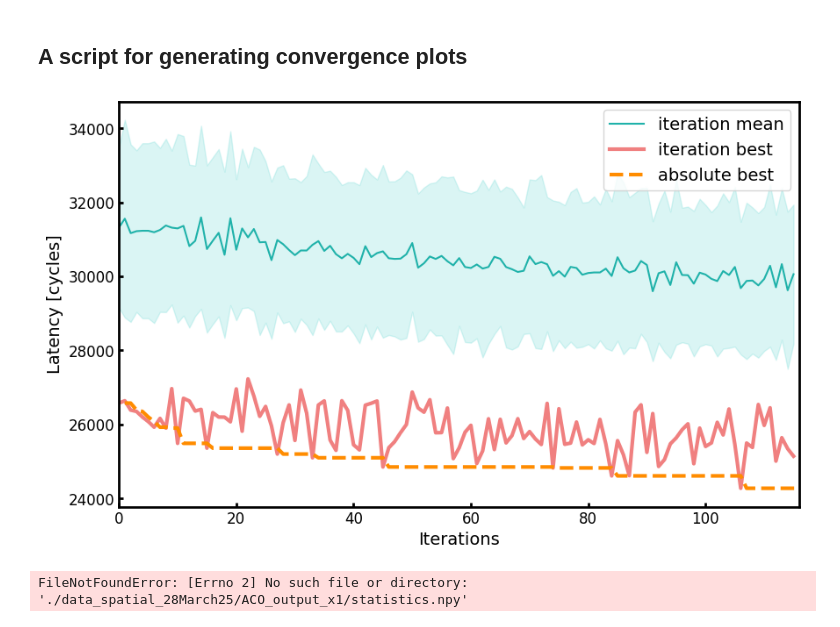
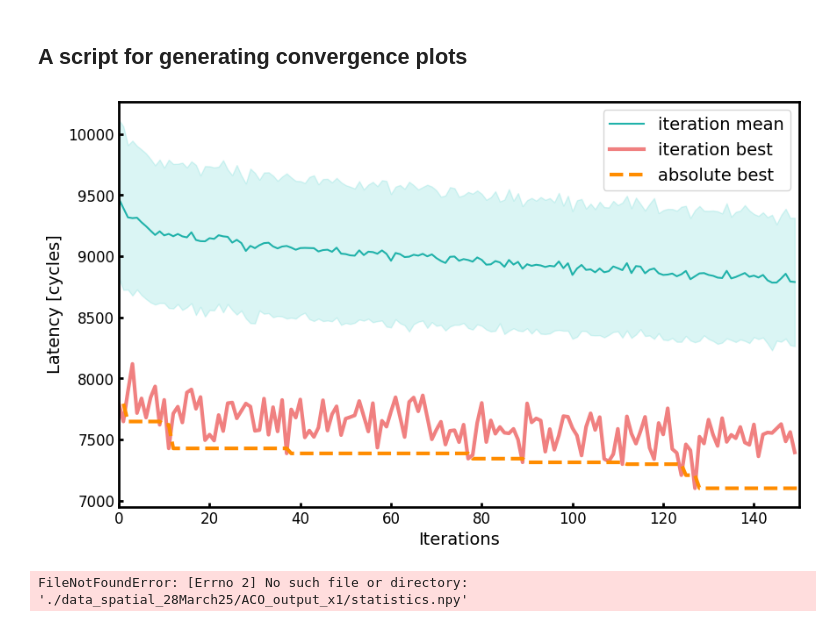
Before and after one commit to jjastrz14/ReNOS, a Jupyter notebook: notebooks/convergence_plots.ipynb, the cells around one changed output. Cells and saved outputs as stored; diff of their text form; code cells hidden in the pictures.

```diff
--- a/notebooks/convergence_plots.ipynb
+++ b/notebooks/convergence_plots.ipynb
@@ -4,7 +4,7 @@
 import matplotlib.pyplot as plt
 import numpy as np
 
-WHERE = "../data/ACO_test_conv_1k_2025-06-20_21-13-40"
+WHERE = "../data/arrayjob_failed_9Jul25/ACO_LeNet4_run_aray_28_2025-07-09_01-23-30"
 stats = np.load(WHERE+"/statistics.npy", allow_pickle=True).item()
 mean_values = np.array(stats["mdn"])
 std_values = np.array(stats["std"])
@@ -13,34 +13,34 @@ ab_best_values = np.array(stats["absolute_best"])
 # best_values = np.array([stats["absolute_best"][i][2] for i in range(1,len(stats["best"]))])
 
 fig, ax = plt.subplots(1, 1, figsize=(10, 6))
 # add mean line
 ax.plot(mean_values, label="iteration mean", color = "lightseagreen")
 # fill between the -std and +std
 ax.fill_between(range(len(mean_values)), mean_values - std_values, mean_values + std_values, alpha=0.2, color = "mediumturquoise")
 # add best line
 ax.plot(best_values, label="iteration best", color = "lightcoral", linewidth=3)
 ax.plot(ab_best_values, label="absolute best", color = "darkorange", linewidth=3, linestyle='--')
 
 ax.set_xlim(0, len(mean_values))
 #ax.set_xlim(0, 100)
 ax.tick_params(direction='in')
 ax.spines['top'].set_linewidth(2)
 ax.spines['right'].set_linewidth(2)
 ax.spines['bottom'].set_linewidth(2)
 ax.spines['left'].set_linewidth(2)
 ax.xaxis.set_tick_params(width=2)
 ax.yaxis.set_tick_params(width=2)
 ax.tick_params(axis='both', which='major', labelsize=12)
 
 plt.legend(fontsize=14)
 plt.xlabel("Iterations", fontdict={"size": 14})
 plt.ylabel("Latency [cycles]", fontdict={"size": 14})
 # plt.title("convergence", fontdict={"size": 16})
 plt.show()
 
 #fig.savefig(WHERE +"/convergence.png", dpi=300)
 # %% [output]
-[figure, old version]
+[figure, new version]
 # %%
 
 def plot_ACO_GA_best(prefix, folders):
```
Also changed, not shown: 6 other files.
